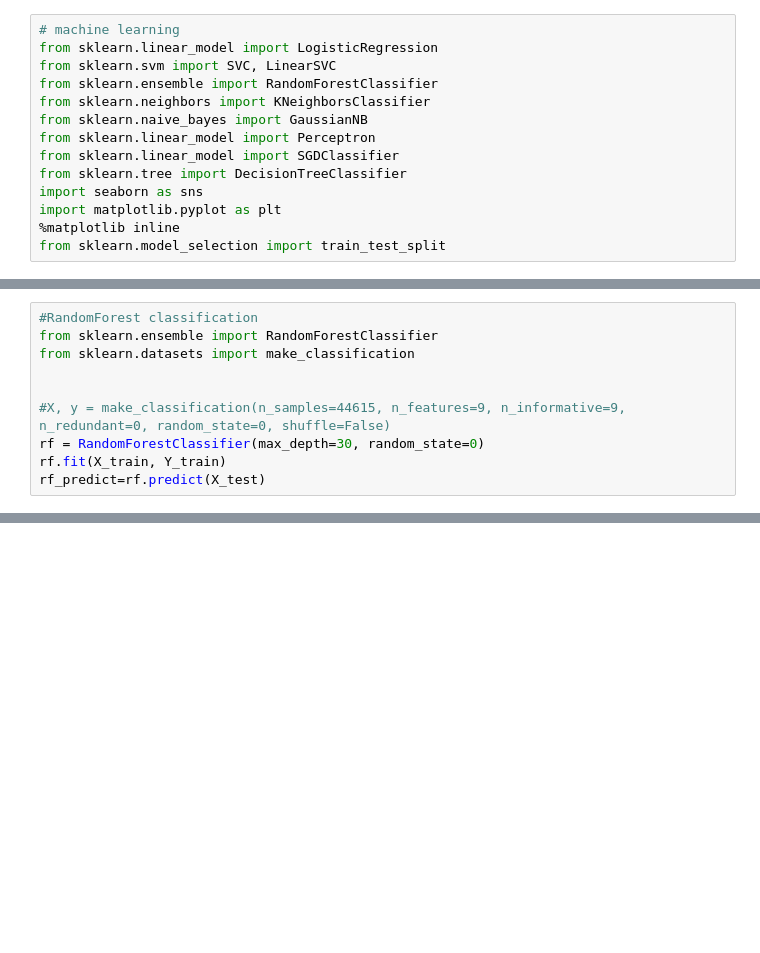
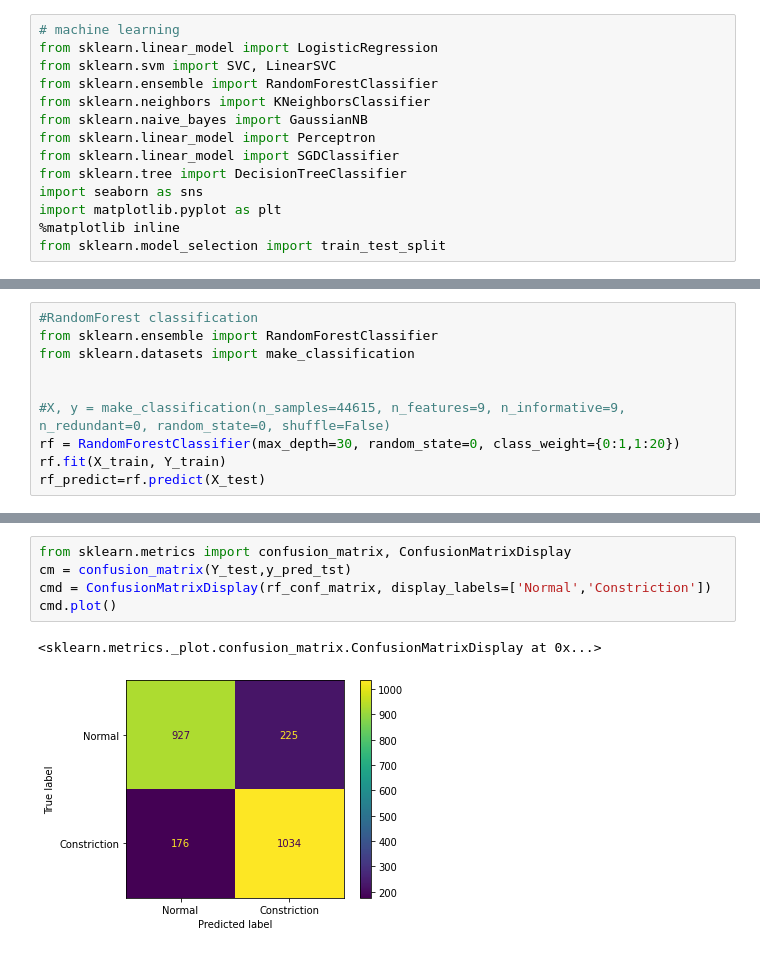
Before and after one commit to HavvaEb/ArcelorMittal_project, a Jupyter notebook: classification.ipynb, the cells around one changed output, grey strips where cells are left out. Saved outputs shown, nothing was run; the diff lists cells and outputs as text; blank space fills up the shorter version.

```diff
--- a/classification.ipynb
+++ b/classification.ipynb
@@ -166,7 +207,7 @@ from sklearn.datasets import make_classification
 
 
 #X, y = make_classification(n_samples=44615, n_features=9, n_informative=9, n_redundant=0, random_state=0, shuffle=False)
-rf = RandomForestClassifier(max_depth=30, random_state=0)
+rf = RandomForestClassifier(max_depth=30, random_state=0, class_weight={0:1,1:20})
 rf.fit(X_train, Y_train)
 rf_predict=rf.predict(X_test)
 # %%
@@ -184,3 +225,11 @@ print(rf_acc_score*100)
+# %%
+from sklearn.metrics import confusion_matrix, ConfusionMatrixDisplay
+cm = confusion_matrix(Y_test,y_pred_tst)
+cmd = ConfusionMatrixDisplay(rf_conf_matrix, display_labels=['Normal','Constriction'])
+cmd.plot()
+# %% [output]
+<sklearn.metrics._plot.confusion_matrix.ConfusionMatrixDisplay at 0x...>
+[figure, added]
 # %%
 from sklearn import svm
 
```
Also changed, not shown: parts of 13 cells of this notebook.
